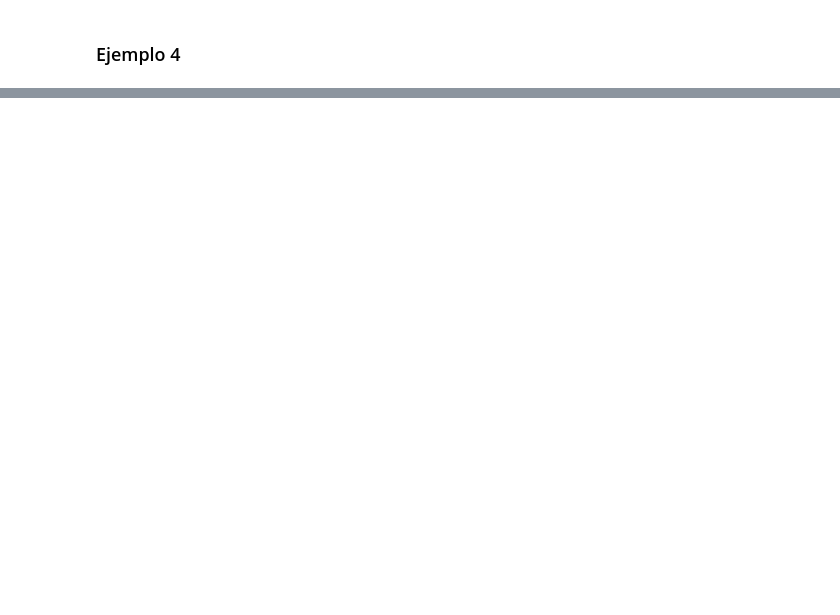
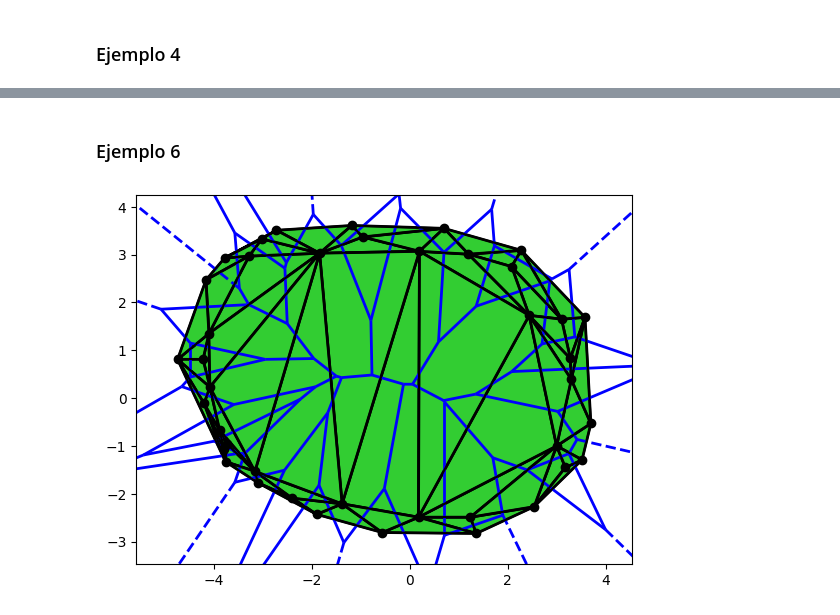
Before and after one commit to JLDEMIGUEL/Topologia, a Jupyter notebook: ComplejosSimpliciales/src/examples/EjemplosAlpha.ipynb, the cells around one changed output, grey strips where cells are left out. Cells and saved outputs as stored; diff of their text form; code cells hidden in the pictures; blank space fills up the shorter version.

```diff
--- a/ComplejosSimpliciales/src/examples/EjemplosAlpha.ipynb
+++ b/ComplejosSimpliciales/src/examples/EjemplosAlpha.ipynb
@@ -48,0 +17,5 @@ for x in alpha.thresholdvalues():
+# %%
+points = json.load(open(ROOT_DIR+'\\docs\\clouds.json'))['alpha1']
+alpha = AlphaComplex(np.array(points))
+
+alpha.plotalpha()
@@ -83,0 +26,5 @@ for x in alpha.thresholdvalues():
+# %%
+points = json.load(open(ROOT_DIR+'\\docs\\clouds.json'))['alpha2']
+alpha = AlphaComplex(np.array(points))
+
+alpha.plotalpha()
@@ -123,0 +35,5 @@ for x in alpha.thresholdvalues():
+# %%
+points = json.load(open(ROOT_DIR+'\\docs\\clouds.json'))['alpha3']
+alpha = AlphaComplex(np.array(points))
+
+alpha.plotalpha()
@@ -184,0 +44,5 @@ for x in alpha.thresholdvalues():
+# %%
+points = json.load(open(ROOT_DIR+'\\docs\\clouds.json'))['alpha4']
+alpha = AlphaComplex(np.array(points))
+
+alpha.plotalpha()
@@ -190,0 +59,9 @@ alpha.plotalpha()
+# %% [markdown]
+### Ejemplo 6
+# %%
+points = json.load(open(ROOT_DIR+'\\docs\\clouds.json'))['ring']
+alpha = AlphaComplex(np.array(points))
+
+alpha.plotalpha()
+# %% [output]
+[figure, added]
```
Also changed, not shown: parts of 20 cells of this notebook, 8 other files.
